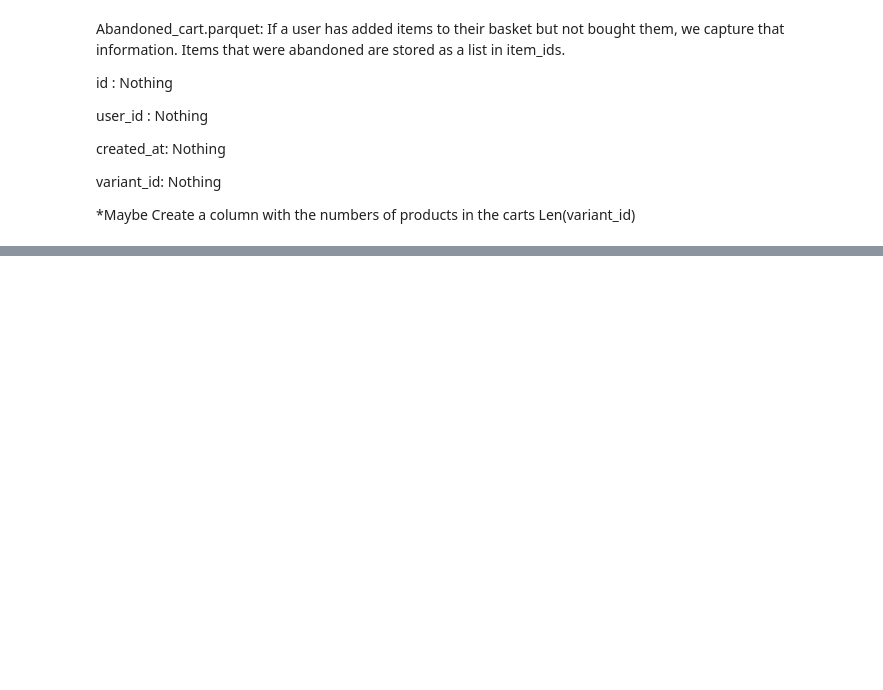
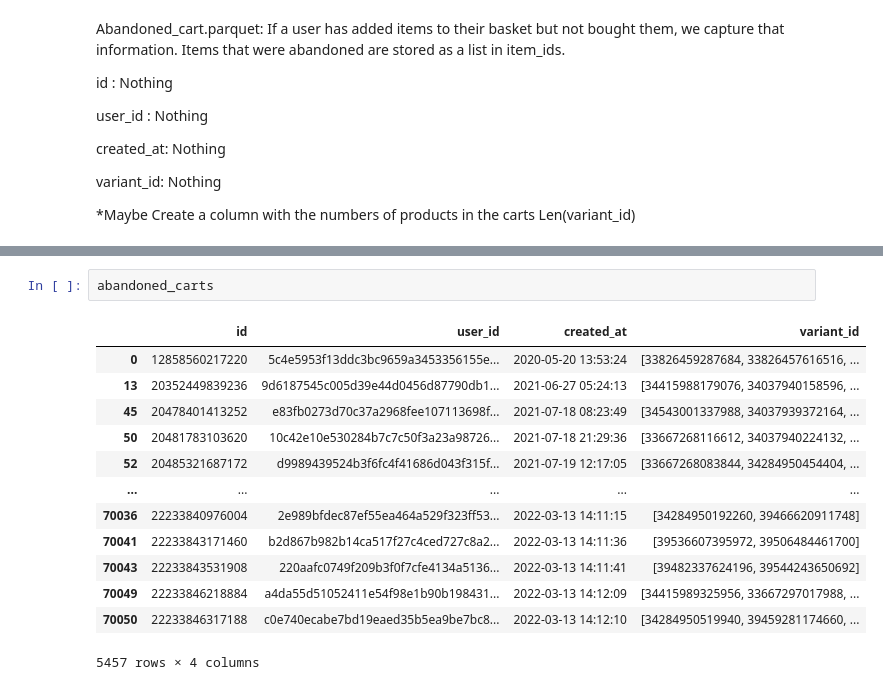
Before and after one commit to MaickMos/zrive-ds, a Jupyter notebook: src/module_2/EDA.ipynb, the cells around one changed output, grey strips where cells are left out. Saved outputs shown, nothing was run; the diff lists cells and outputs as text; blank space fills up the shorter version.

```diff
--- a/src/module_2/EDA.ipynb
+++ b/src/module_2/EDA.ipynb
@@ -147,0 +164,16 @@ Index(['id', 'user_id', 'created_at', 'variant_id'], dtype='object')
+# %%
+abandoned_carts
+# %% [output]
+|  | id | user_id | created_at | variant_id |
+| 0 | 12858560217220 | 5c4e5953f13ddc3bc9659a3453356155e... | 2020-05-20 13:53:24 | [33826459287684, 33826457616516, ... |
+| 13 | 20352449839236 | 9d6187545c005d39e44d0456d87790db1... | 2021-06-27 05:24:13 | [34415988179076, 34037940158596, ... |
+| 45 | 20478401413252 | e83fb0273d70c37a2968fee107113698f... | 2021-07-18 08:23:49 | [34543001337988, 34037939372164, ... |
+| 50 | 20481783103620 | 10c42e10e530284b7c7c50f3a23a98726... | 2021-07-18 21:29:36 | [33667268116612, 34037940224132, ... |
+| 52 | 20485321687172 | d9989439524b3f6fc4f41686d043f315f... | 2021-07-19 12:17:05 | [33667268083844, 34284950454404, ... |
+| ... | ... | ... | ... | ... |
+| 70036 | 22233840976004 | 2e989bfdec87ef55ea464a529f323ff53... | 2022-03-13 14:11:15 | [34284950192260, 39466620911748] |
+| 70041 | 22233843171460 | b2d867b982b14ca517f27c4ced727c8a2... | 2022-03-13 14:11:36 | [39536607395972, 39506484461700] |
+| 70043 | 22233843531908 | 220aafc0749f209b3f0f7cfe4134a5136... | 2022-03-13 14:11:41 | [39482337624196, 39544243650692] |
+| 70049 | 22233846218884 | a4da55d51052411e54f98e1b90b198431... | 2022-03-13 14:12:09 | [34415989325956, 33667297017988, ... |
+| 70050 | 22233846317188 | c0e740ecabe7bd19eaed35b5ea9be7bc8... | 2022-03-13 14:12:10 | [34284950519940, 39459281174660, ... |
+5457 rows × 4 columns
```
Also changed, not shown: parts of 43 cells of this notebook.
